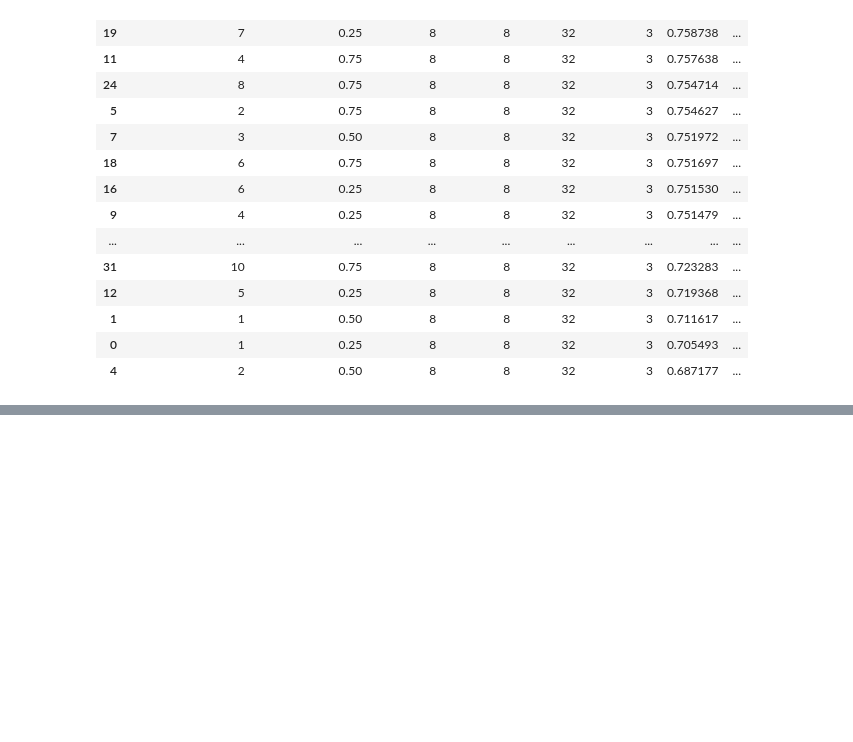
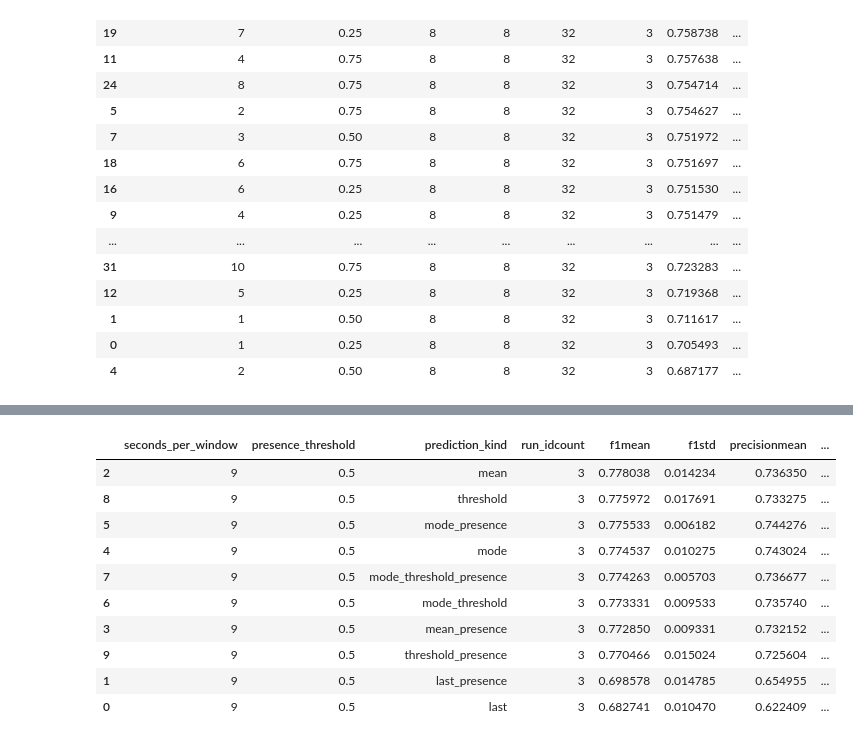
Before and after one commit to cosmaadrian/multimodal-depression-from-video, a Jupyter notebook: notebooks/evaluation.ipynb, the cells around one changed output, grey strips where cells are left out. Saved outputs shown, nothing was run; the diff lists cells and outputs as text; code cells hidden in the pictures; blank space fills up the shorter version.

```diff
--- a/notebooks/evaluation.ipynb
+++ b/notebooks/evaluation.ipynb
@@ -269,0 +290,20 @@ grouped_mode.sort_values(by=['f1mean'], ascending=False)
+# %%
+#getting results with the original features
+csv_preds_files = glob.glob('../results/temporal-dvlog-baseline-ablation-modalities-final/temporal-evaluator:dvlog-baseline-ablation-modalities-final:av-lm-eyes-spw-9-pt-0.50-run-*:test.csv')
+csv_preds = pd.concat([pd.read_csv(file) for file in csv_preds_files])
+grouped_original = csv_preds.groupby(['seconds_per_window', 'presence_threshold', 'prediction_kind']).agg(
+    {'run_id': 'count', 'f1': ['mean', 'std'], 'precision': ['mean', 'std'], 'recall': ['mean', 'std'], 'accuracy': ['mean', 'std']}).reset_index()
+grouped_original.columns = grouped_original.columns.map(''.join)
+grouped_original.sort_values(by=['f1mean'], ascending=False)
+# %% [output]
+|  | seconds_per_window | presence_threshold | prediction_kind | run_idcount | f1mean | f1std | precisionmean | ... |
+| 2 | 9 | 0.5 | mean | 3 | 0.778038 | 0.014234 | 0.736350 | ... |
+| 8 | 9 | 0.5 | threshold | 3 | 0.775972 | 0.017691 | 0.733275 | ... |
+| 5 | 9 | 0.5 | mode_presence | 3 | 0.775533 | 0.006182 | 0.744276 | ... |
+| 4 | 9 | 0.5 | mode | 3 | 0.774537 | 0.010275 | 0.743024 | ... |
+| 7 | 9 | 0.5 | mode_threshold_presence | 3 | 0.774263 | 0.005703 | 0.736677 | ... |
+| 6 | 9 | 0.5 | mode_threshold | 3 | 0.773331 | 0.009533 | 0.735740 | ... |
+| 3 | 9 | 0.5 | mean_presence | 3 | 0.772850 | 0.009331 | 0.732152 | ... |
+| 9 | 9 | 0.5 | threshold_presence | 3 | 0.770466 | 0.015024 | 0.725604 | ... |
+| 1 | 9 | 0.5 | last_presence | 3 | 0.698578 | 0.014785 | 0.654955 | ... |
+| 0 | 9 | 0.5 | last | 3 | 0.682741 | 0.010470 | 0.622409 | ... |
```
Also changed, not shown: parts of 2 cells of this notebook, 1 other file.
